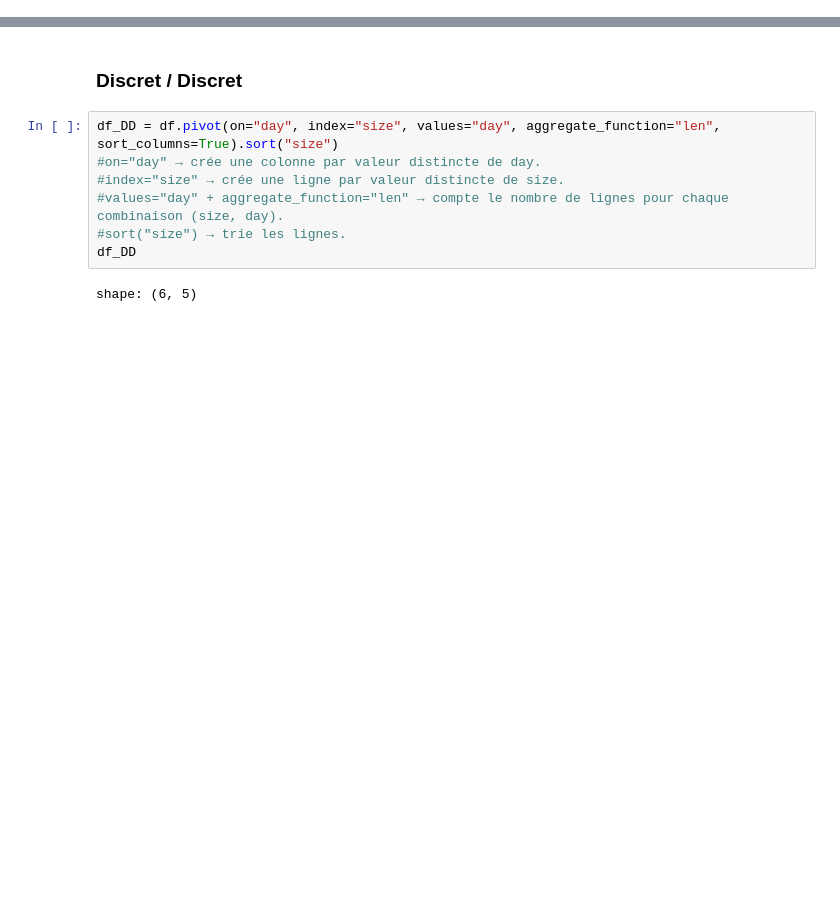
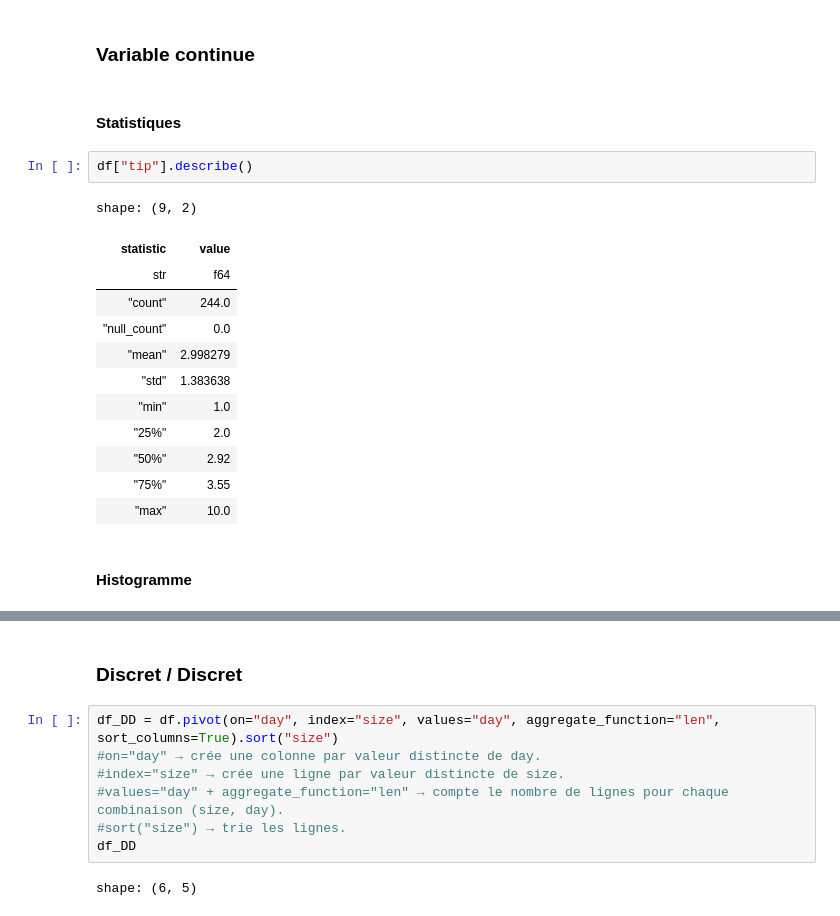
Before and after one commit to StephRoos/Data-Analysis, a Jupyter notebook: EDA-DS_Tips-Polars_PlotlyEx.ipynb, the cells around one changed output, grey strips where cells are left out. Cells and saved outputs as stored; diff of their text form; blank space fills up the shorter version.

```diff
--- a/Analyse-Multivariee-Polars_PlotlyEx.ipynb
+++ b/EDA-DS_Tips-Polars_PlotlyEx.ipynb
@@ -33,0 +52,21 @@ shape: (5, 7)
+# %% [markdown]
+### Variable continue
+# %% [markdown]
+#### Statistiques
+# %%
+df["tip"].describe()
+# %% [output]
+shape: (9, 2)
+| statistic | value |
+| str | f64 |
+| "count" | 244.0 |
+| "null_count" | 0.0 |
+| "mean" | 2.998279 |
+| "std" | 1.383638 |
+| "min" | 1.0 |
+| "25%" | 2.0 |
+| "50%" | 2.92 |
+| "75%" | 3.55 |
+| "max" | 10.0 |
+# %% [markdown]
+#### Histogramme
```
Also changed, not shown: parts of 23 cells of this notebook, 1 other file.
